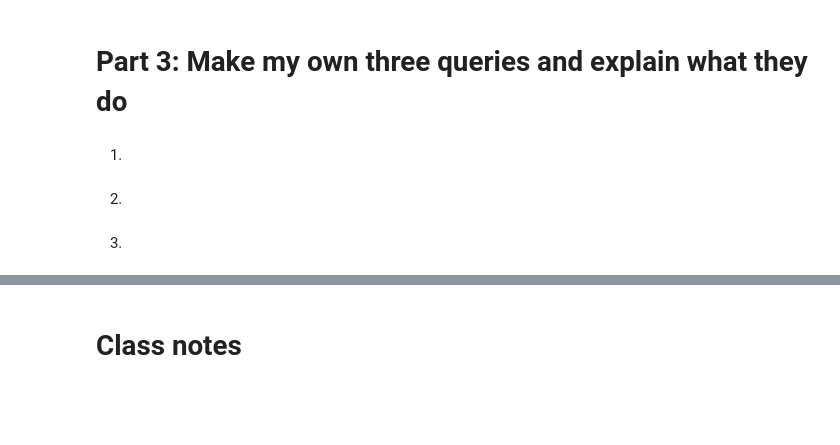
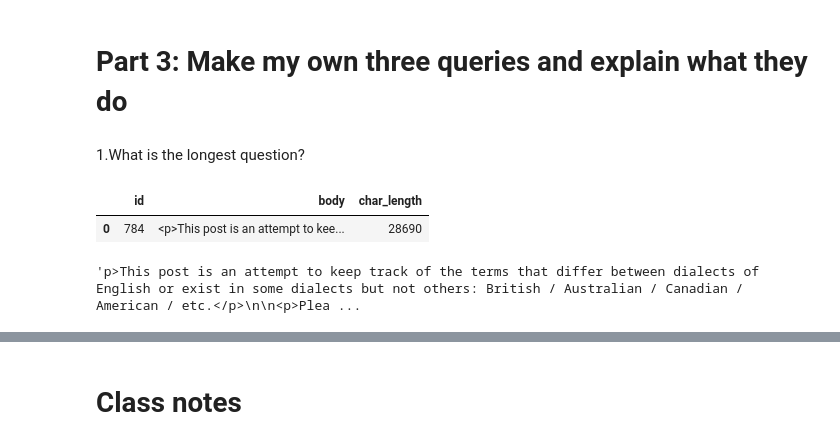
Before and after one commit to CrypticSloth/SchoolWork, a Jupyter notebook: CSCI340Databases/Project2/psqlWithLanguage.ipynb, the cells around one changed output, grey strips where cells are left out. Cells and saved outputs as stored; diff of their text form; code cells hidden in the pictures; blank space fills up the shorter version.

```diff
--- a/CSCI340Databases/Project2/psqlWithLanguage.ipynb
+++ b/CSCI340Databases/Project2/psqlWithLanguage.ipynb
@@ -110,9 +110,21 @@ pd.read_sql_query(
 It appears that March (3) is the month with the most activity.
 # %% [markdown]
 # Part 3: Make my own three queries and explain what they do
-# %% [markdown]
-1.
-# %% [markdown]
-2.
-# %% [markdown]
-3.
+# %% [markdown]
+1.What is the longest question?
+# %%
+lq = pd.read_sql_query(
+'''
+    select id,body, char_length(body) from posts where posttypeid = 1 ORDER BY char_length(body) desc limit 1
+'''
+,engine)
+# %%
+lq
+# %% [output]
+|  | id | body | char_length |
+| 0 | 784 | <p>This post is an attempt to kee... | 28690 |
+# %%
+# Using python to see the question
+lq['body'][0][1:1000] + "..."
+# %% [output]
+'p>This post is an attempt to keep track of the terms that differ between dialects of English or exist in some dialects but not others: British / Australian / Canadian / American / etc.</p>\n\n<p>Plea ...
```
Also changed, not shown: parts of 4 cells of this notebook.
